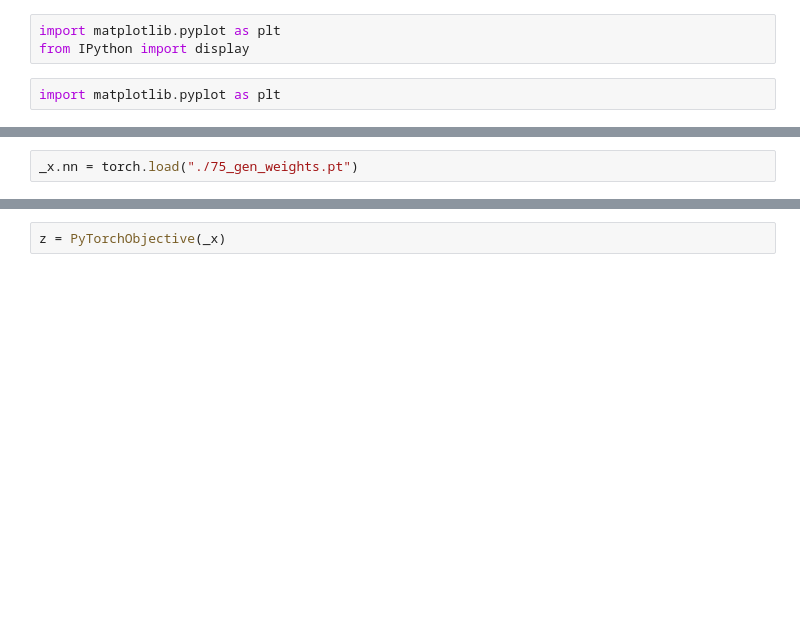
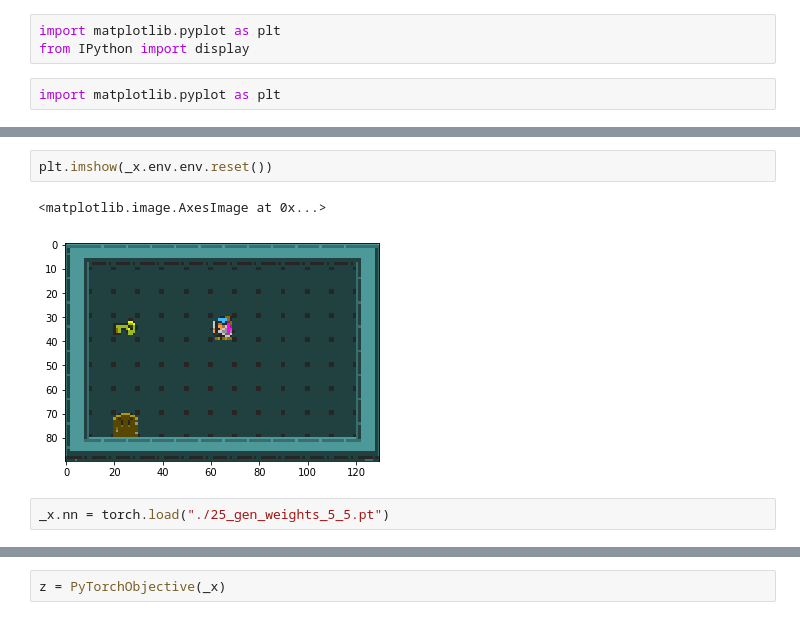
Before and after one commit to aadharna/UntouchableThunder, a Jupyter notebook: optimizing_NNs.ipynb, the cells around one changed output, grey strips where cells are left out. Saved outputs shown, nothing was run; the diff lists cells and outputs as text; blank space fills up the shorter version.

```diff
--- a/optimizing_NNs.ipynb
+++ b/optimizing_NNs.ipynb
@@ -111,4 +112,9 @@ _x = NNagent(GridGame(game='zelda',
+# %%
+plt.imshow(_x.env.env.reset())
+# %% [output]
+<matplotlib.image.AxesImage at 0x...>
+[figure, added]
 # %%
-_x.nn = torch.load("./75_gen_weights.pt")
+_x.nn = torch.load("./25_gen_weights_5_5.pt")
 # %%
 _x.nn
```
Also changed, not shown: parts of 19 cells of this notebook.
